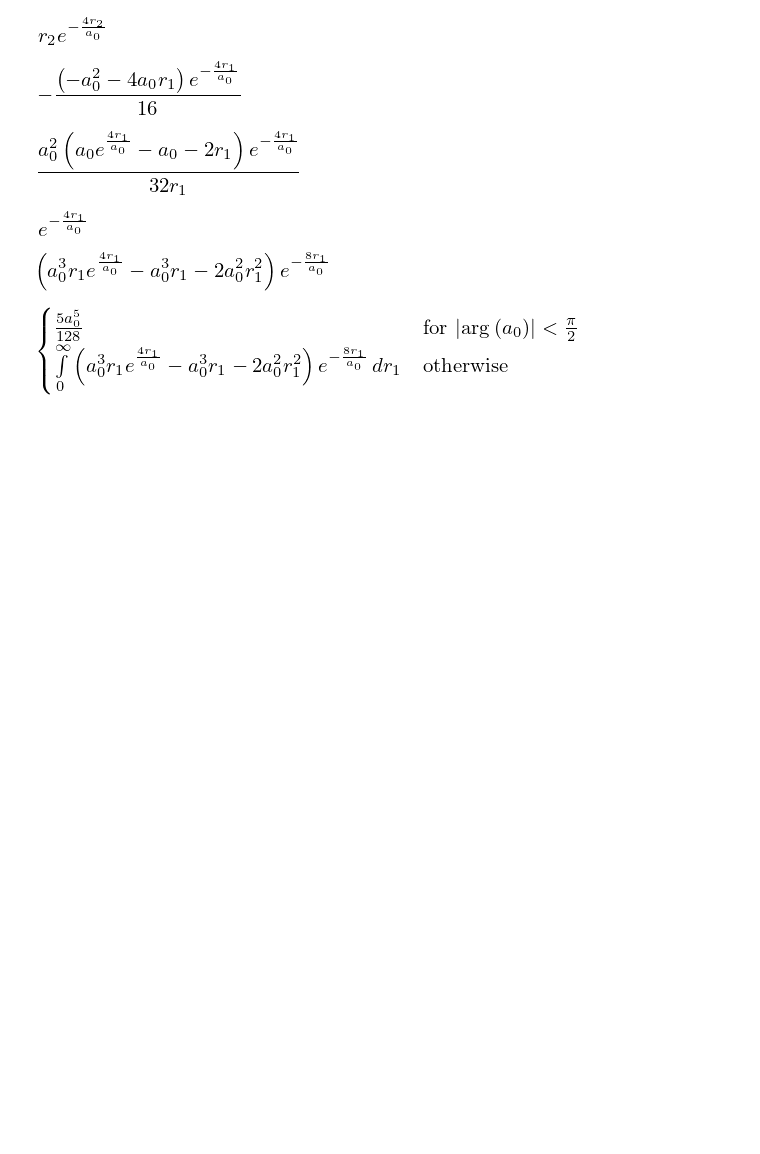
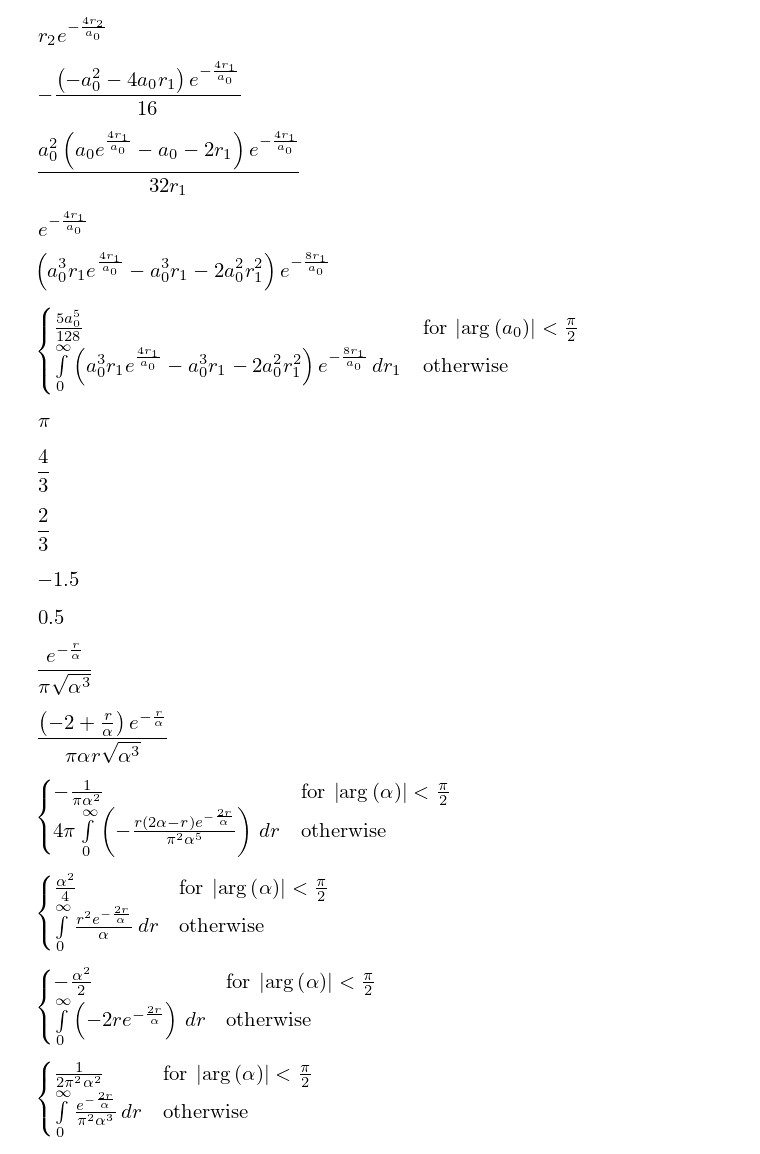
Before and after one commit to ClarkGuilty/2019, a Jupyter notebook: Codigo/Tarea6MCA.ipynb, the cells around one changed output. Drawn from its saved outputs; the diff is of its cells as text; code cells hidden in the pictures; blank space fills up the shorter version.

```diff
--- a/Codigo/Tarea6MCA.ipynb
+++ b/Codigo/Tarea6MCA.ipynb
@@ -167,0 +170,20 @@ integrate(last,(r1,0,oo))
+# %%
+integrate(sin(phi)**2,(phi,0,2*pi))
+# %% [output]
+[figure, added]
+# %%
+integrate(sin(theta)**3, (theta,0,pi))
+# %% [output]
+[figure, added]
+# %%
+integrate(sin(theta)*cos(theta)**2, (theta,0,pi))
+# %% [output]
+[figure, added]
+# %%
+-(1/2)*(1/2+1)*2
+# %% [output]
+[figure, added]
+# %%
+1*2-0.5*1.5*2
+# %% [output]
+[figure, added]
@@ -167,0 +194,27 @@ integrate(last,(r1,0,oo))
+# %%
+psi = pi**-1 / sqrt(alpha**3)*exp(-r/alpha)
+psi
+# %% [output]
+[figure, added]
+# %%
+t = diff(r*psi,r,2)/r
+t
+# %% [output]
+[figure, added]
+# %%
+T = simplify(integrate(t*r**2*psi,(r,0,oo))*4*pi)
+T
+# %% [output]
+[figure, added]
+# %%
+integrate(r**2/alpha*exp(-2*r/alpha),(r,0,oo))
+# %% [output]
+[figure, added]
+# %%
+integrate(-2*r*exp(-2*r/alpha),(r,0,oo))
+# %% [output]
+[figure, added]
+# %%
+integrate(psi**2,(r,0,oo))
+# %% [output]
+[figure, added]
```
Also changed, not shown: parts of 29 cells of this notebook, 19 other files.
